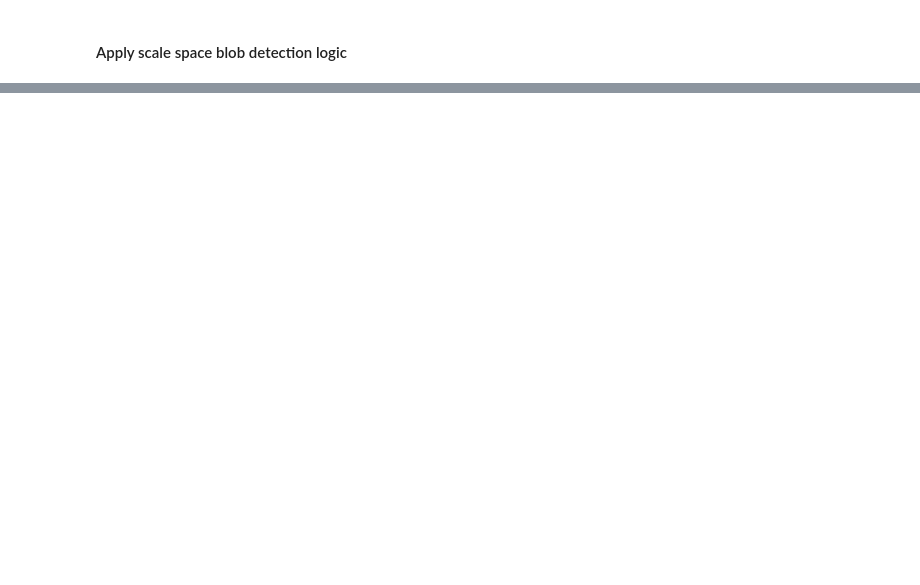
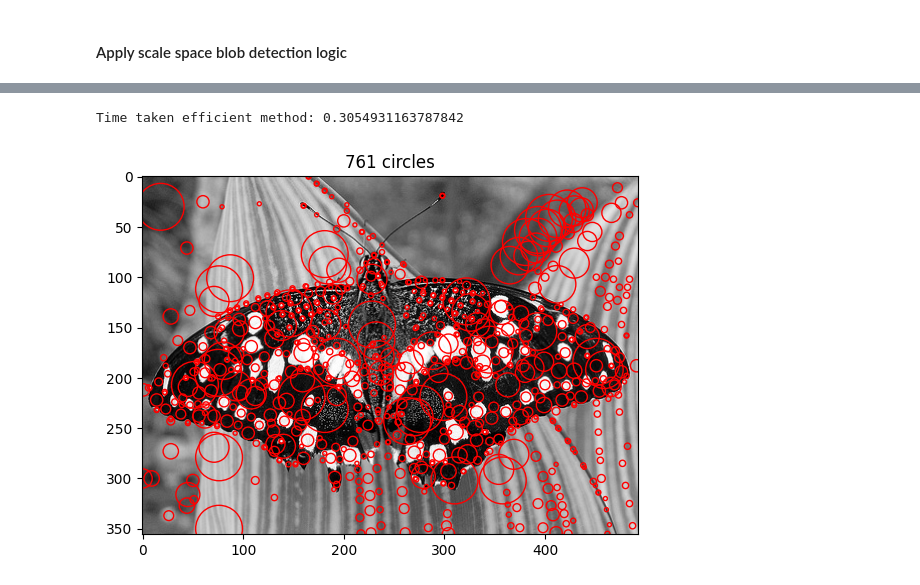
Before and after one commit to bhaba-ranjan/Scale-space-blob-detection, a Jupyter notebook: hw3_images/blob_detection-copy.ipynb, the cells around one changed output, grey strips where cells are left out. Drawn from its saved outputs; the diff is of its cells as text; code cells hidden in the pictures; blank space fills up the shorter version.

```diff
--- a/hw3_images/blob_detection-copy.ipynb
+++ b/hw3_images/blob_detection-copy.ipynb
@@ -85,0 +124,11 @@ show_all_circles(read_images(image_path),coordinates[1],coordinates[0],coordinat
+# %%
+start = time.time()
+scale_space = apply_constant_scale_space_logic(img, initial_sigma, constant_scale_factor,iterations)
+end = time.time()
+
+print("Time taken efficient method:",end - start)
+y, x, rad = get_coordinates(scale_space, threshold)
+show_all_circles(img,x, y, rad)
+# %% [output]
+Time taken efficient method: 0.3054931163787842
+[figure, added]
```
Also changed, not shown: parts of 13 cells of this notebook.
